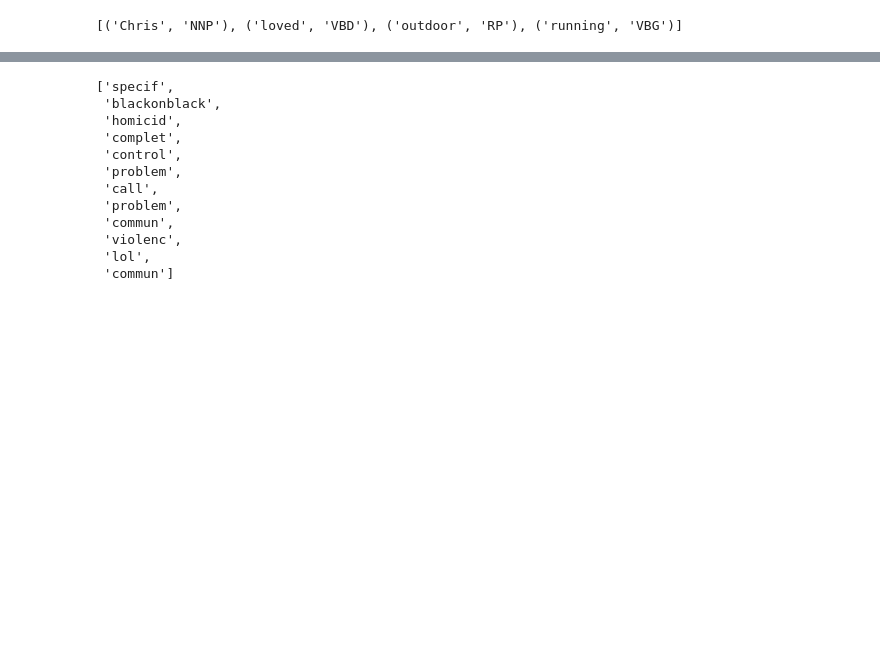
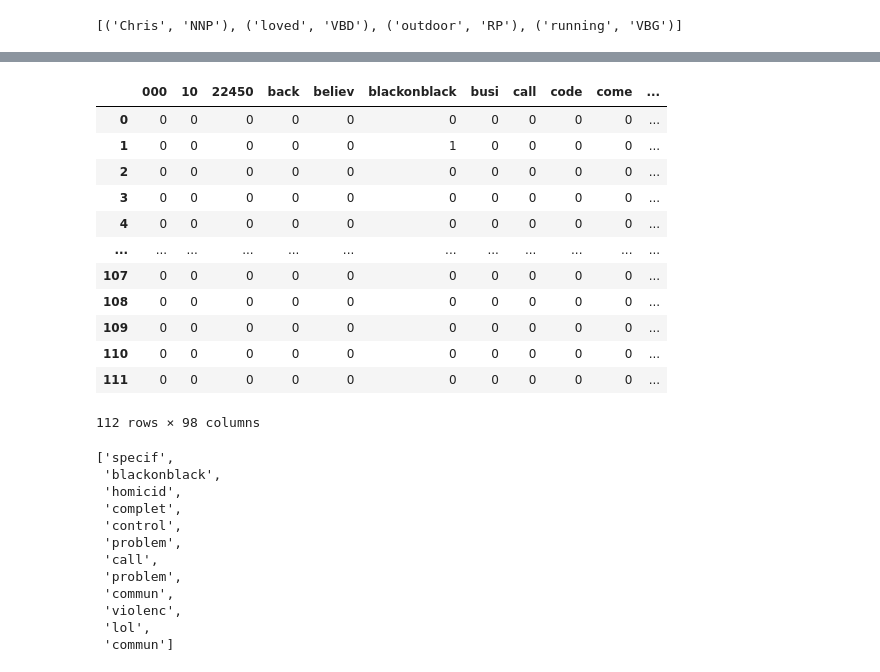
Before and after one commit to ScottBreitbach/DSC550, a Jupyter notebook: Week2/Test.ipynb, the cells around one changed output, grey strips where cells are left out. Cells and saved outputs as stored; diff of their text form; code cells hidden in the pictures; blank space fills up the shorter version.

```diff
--- a/Week2/Test.ipynb
+++ b/Week2/Test.ipynb
@@ -483,0 +751,8 @@ textTagged
+# %%
+text_data = []
+
+for text in testDF.txt:
+    for word in text:
+        text_data.append(word)
+# %%
+bagOfWords = count.fit_transform(text_data)
@@ -484,3 +761,25 @@ textTagged
+# %%
+text_data = []
+
+for text in testDF.txt:
+    for word in text:
+        text_data.append(word)
+# %%
+pd.DataFrame(count.fit_transform(text_data).toarray(), columns=count.get_feature_names())
+# %% [output]
+|  | 000 | 10 | 22450 | back | believ | blackonblack | busi | call | code | come | ... |
+| 0 | 0 | 0 | 0 | 0 | 0 | 0 | 0 | 0 | 0 | 0 | ... |
+| 1 | 0 | 0 | 0 | 0 | 0 | 1 | 0 | 0 | 0 | 0 | ... |
+| 2 | 0 | 0 | 0 | 0 | 0 | 0 | 0 | 0 | 0 | 0 | ... |
+| 3 | 0 | 0 | 0 | 0 | 0 | 0 | 0 | 0 | 0 | 0 | ... |
+| 4 | 0 | 0 | 0 | 0 | 0 | 0 | 0 | 0 | 0 | 0 | ... |
+| ... | ... | ... | ... | ... | ... | ... | ... | ... | ... | ... | ... |
+| 107 | 0 | 0 | 0 | 0 | 0 | 0 | 0 | 0 | 0 | 0 | ... |
+| 108 | 0 | 0 | 0 | 0 | 0 | 0 | 0 | 0 | 0 | 0 | ... |
+| 109 | 0 | 0 | 0 | 0 | 0 | 0 | 0 | 0 | 0 | 0 | ... |
+| 110 | 0 | 0 | 0 | 0 | 0 | 0 | 0 | 0 | 0 | 0 | ... |
+| 111 | 0 | 0 | 0 | 0 | 0 | 0 | 0 | 0 | 0 | 0 | ... |
+112 rows × 98 columns
 # %%
 testDF.txt.iloc[0]
 # %% [output]
```
Also changed, not shown: parts of 71 cells of this notebook, 2 other files.
